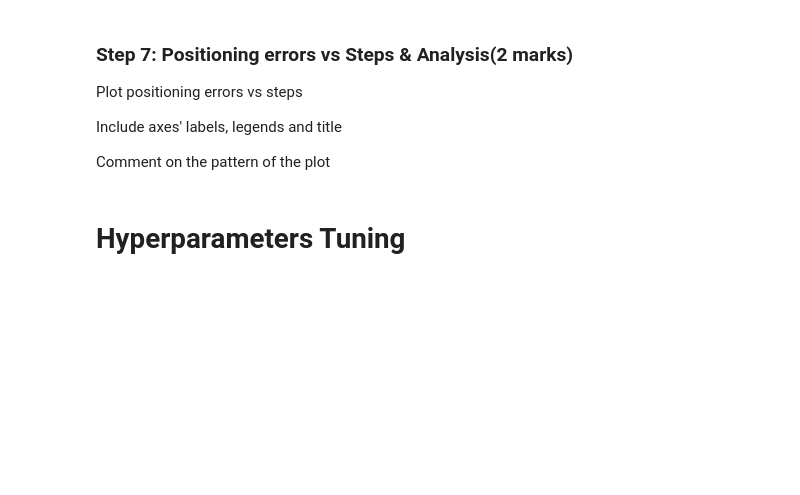
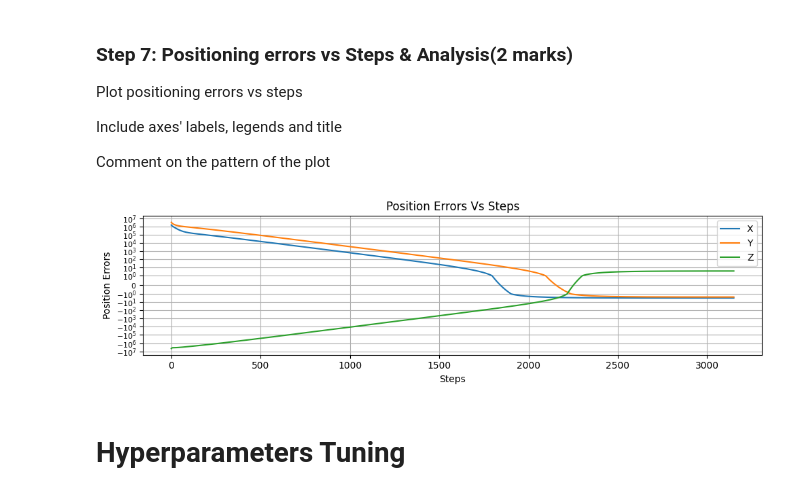
Before and after one commit to paul-dobre/engg680_2024_fall, a Jupyter notebook: Lab_Assignment3/Assignment3.ipynb, the cells around one changed output. Saved outputs shown, nothing was run; the diff lists cells and outputs as text; code cells hidden in the pictures; blank space fills up the shorter version.

```diff
--- a/Lab_Assignment3/Assignment3.ipynb
+++ b/Lab_Assignment3/Assignment3.ipynb
@@ -291,3 +332,31 @@ plt.show()
+# %%
+fig, ax = plt.subplots(nrows=1, ncols=1, figsize=(10, 3))
+# ...
+
+# Plot each gradient with a label
+ax.plot(arr_err[:], label=["X","Y","Z"])
+
+
+# Set the y-axis to a symmetric logarithmic scale
+ax.set_yscale('symlog', linthresh=1)
+ax.set_xlabel("Steps", fontsize=10)
+ax.set_ylabel("Position Errors", fontsize=10)
+ax.set_title("Position Errors Vs Steps", fontsize=12)
+
+# Customize the tick parameters on the y-axis
+ax.tick_params(axis='y', labelsize=8)
+# Display the legend
+ax.legend()
+
+ax.grid(True)
+fig.tight_layout()
+plt.show()
+
+
+# Comment on the pattern
+# Overall, the position error decrease smoothly, and both 3 have a sharp bend when the error is around 0.Then the downward trend stabilizes separately
+# %% [output]
+[figure, added]
 # %% [markdown]
 # Hyperparameters Tuning
 # %% [markdown]
```
Also changed, not shown: parts of 16 cells of this notebook.
